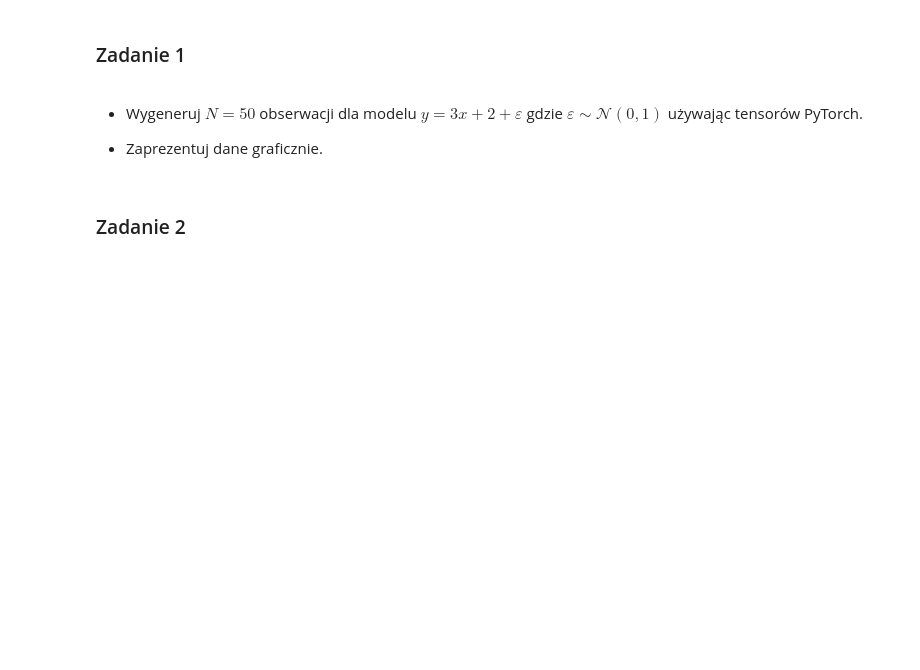
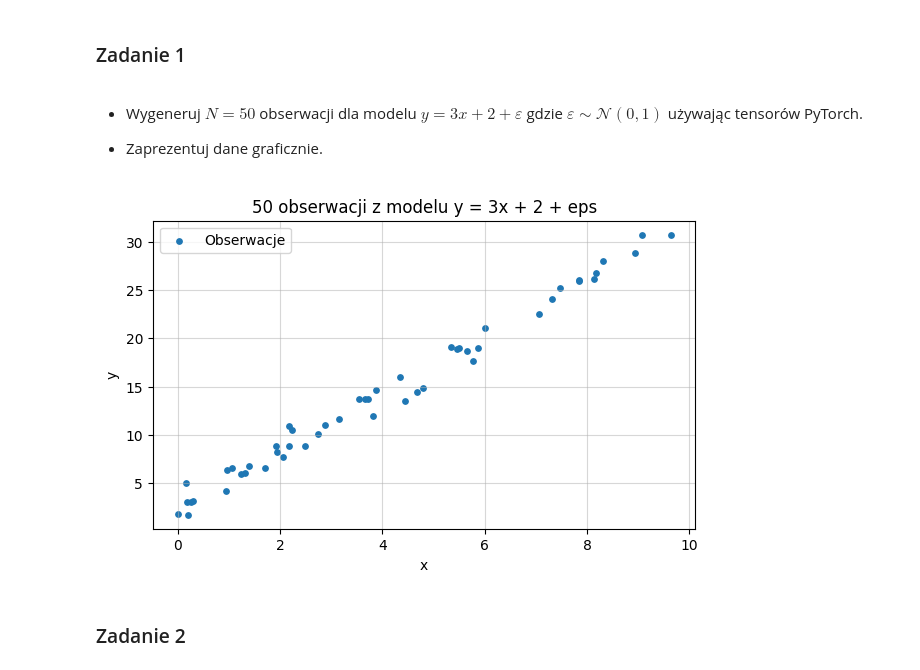
Before and after one commit to 50skydie/Uczenie-glebokie-i-jego-zastosowania, a Jupyter notebook: Pytorch_wprowadzenie.ipynb, the cells around one changed output. Saved outputs shown, nothing was run; the diff lists cells and outputs as text; code cells hidden in the pictures; blank space fills up the shorter version.

```diff
--- a/Pytorch_wprowadzenie.ipynb
+++ b/Pytorch_wprowadzenie.ipynb
@@ -298,6 +294,25 @@ tensor([[2, 1],
 gdzie $\varepsilon \sim \mathcal{N}(0, 1)$ używając tensorów PyTorch.
 
 - Zaprezentuj dane graficznie.
+# %%
+import matplotlib.pyplot as plt
+
+torch.manual_seed(17)
+N = 50
+x = torch.rand(N) * 10 # x z rozkładu jednostajnego na -5, 5
+eps = torch.randn(N)       # szum N(0,1)
+y = 3 * x + 2 + eps        # model y
+# %%
+plt.figure(figsize=(7,4))
+plt.scatter(x.numpy(), y.numpy(), s=15, label="Obserwacje")
+plt.xlabel("x")
+plt.ylabel("y")
+plt.title("50 obserwacji z modelu y = 3x + 2 + eps")
+plt.legend()
+plt.grid(alpha=0.5)
+plt.show()
+# %% [output]
+[figure, added]
 # %% [markdown]
 ### Zadanie 2
 # %% [markdown]
```
Also changed, not shown: parts of 15 cells of this notebook.
